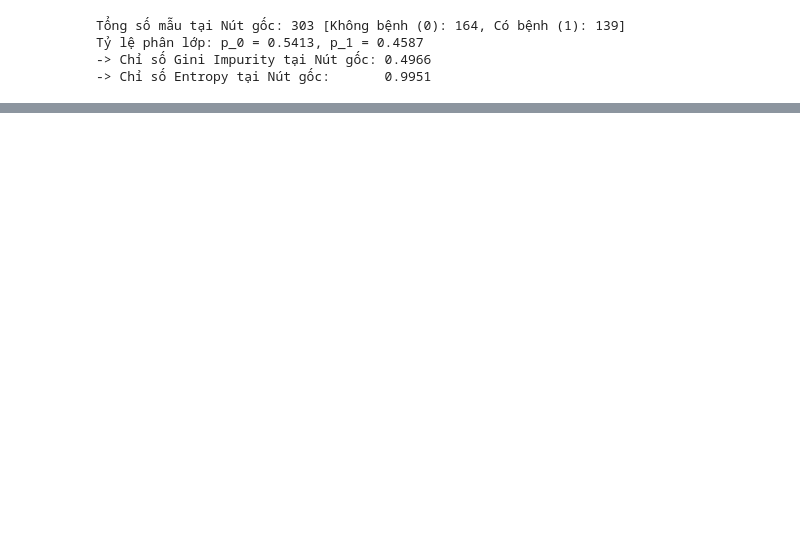
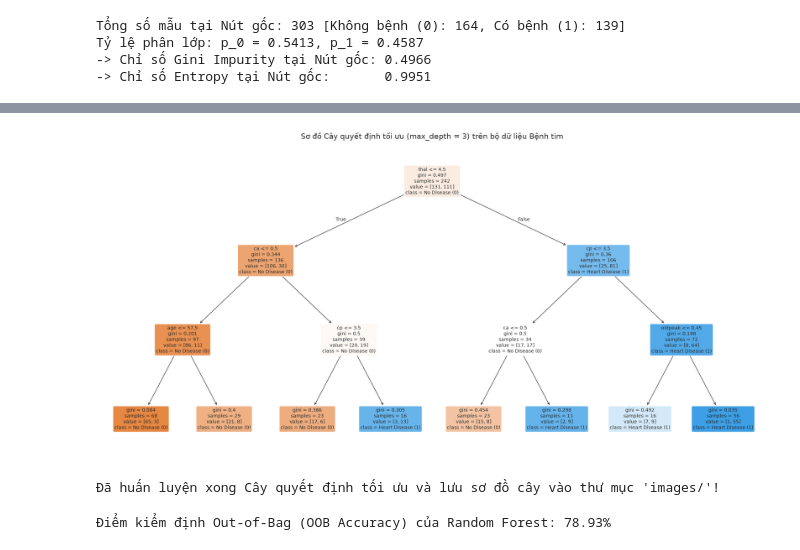
Before and after one commit to caohienITT05/khaipha_dulieu, a Jupyter notebook: notebooks/main_heart_disease.ipynb, the cells around one changed output, grey strips where cells are left out. Drawn from its saved outputs; the diff is of its cells as text; code cells hidden in the pictures; blank space fills up the shorter version.

```diff
--- a/notebooks/main_heart_disease.ipynb
+++ b/notebooks/main_heart_disease.ipynb
@@ -69,3 +160,24 @@ Tổng số mẫu tại Nút gốc: 303 [Không bệnh (0): 164, Có bệnh (1):
 Tỷ lệ phân lớp: p_0 = 0.5413, p_1 = 0.4587
 -> Chỉ số Gini Impurity tại Nút gốc: 0.4966
 -> Chỉ số Entropy tại Nút gốc:       0.9951
+# %%
+from sklearn.tree import DecisionTreeClassifier
+from sklearn.metrics import accuracy_score, classification_report, confusion_matrix
+
+# Khởi tạo mô hình Decision Tree (chưa cắt tỉa, mặc định max_depth=None)
+dt_unpruned = DecisionTreeClassifier(criterion='gini', random_state=42)
+dt_unpruned.fit(X_train, y_train)
+
+# Dự đoán trên tập Train và Test
+y_train_pred = dt_unpruned.predict(X_train)
+y_test_pred = dt_unpruned.predict(X_test)
+
+train_acc = accuracy_score(y_train, y_train_pred)
+test_acc = accuracy_score(y_test, y_test_pred)
+
+print(f"--- CÂY QUYẾT ĐỊNH CHƯA CẮT TỈA (UNPRUNED) ---")
+print(f"Độ sâu thực tế của cây: {dt_unpruned.get_depth()}")
+print(f"Độ chính xác trên tập Train: {train_acc * 100:.2f}% (Thường đạt 100% do Overfitting)")
+print(f"Độ chính xác trên tập Test:  {test_acc * 100:.2f}%")
+print(f"\nBáo cáo phân loại chi tiết trên tập Test:")
+print(classification_report(y_test, y_test_pred))
@@ -71,0 +231,46 @@ Tỷ lệ phân lớp: p_0 = 0.5413, p_1 = 0.4587
+# %%
+from sklearn.tree import plot_tree
+
+# Huấn luyện mô hình Decision Tree với độ sâu tối ưu (ví dụ dùng best_depth vừa tìm được)
+dt_optimal = DecisionTreeClassifier(criterion='gini', max_depth=best_depth, random_state=42)
+dt_optimal.fit(X_train, y_train)
+
+# Vẽ sơ đồ cây quyết định
+plt.figure(figsize=(20, 10))
+plot_tree(
+    dt_optimal,
+    feature_names=X.columns,
+    class_names=['No Disease (0)', 'Heart Disease (1)'],
+    filled=True,
+    rounded=True,
+    fontsize=10
+)
+plt.title(f'Sơ đồ Cây quyết định tối ưu (max_depth = {best_depth}) trên bộ dữ liệu Bệnh tim', fontsize=16)
+plt.tight_layout()
+plt.savefig(os.path.join(IMG_DIR, 'decision_tree_structure.png'), dpi=300)
+plt.show()
+
+print("Đã huấn luyện xong Cây quyết định tối ưu và lưu sơ đồ cây vào thư mục 'images/'!")
+# %% [output]
+[figure, added]
+Đã huấn luyện xong Cây quyết định tối ưu và lưu sơ đồ cây vào thư mục 'images/'!
+# %%
+from sklearn.ensemble import RandomForestClassifier
+
+# Khởi tạo mô hình Random Forest (100 cây, bật oob_score để kiểm định chéo nội tại)
+rf_model = RandomForestClassifier(
+    n_estimators=100,
+    criterion='gini',
+    max_features='sqrt',
+    oob_score=True,
+    random_state=42,
+    n_jobs=-1
+)
+
+# Huấn luyện trên tập Train
+rf_model.fit(X_train, y_train)
+
+# Đánh giá điểm Out-of-Bag (OOB Score)
+print(f"Điểm kiểm định Out-of-Bag (OOB Accuracy) của Random Forest: {rf_model.oob_score_ * 100:.2f}%")
+# %% [output]
+Điểm kiểm định Out-of-Bag (OOB Accuracy) của Random Forest: 78.93%
```
Also changed, not shown: parts of 8 cells of this notebook, 7 other files.
